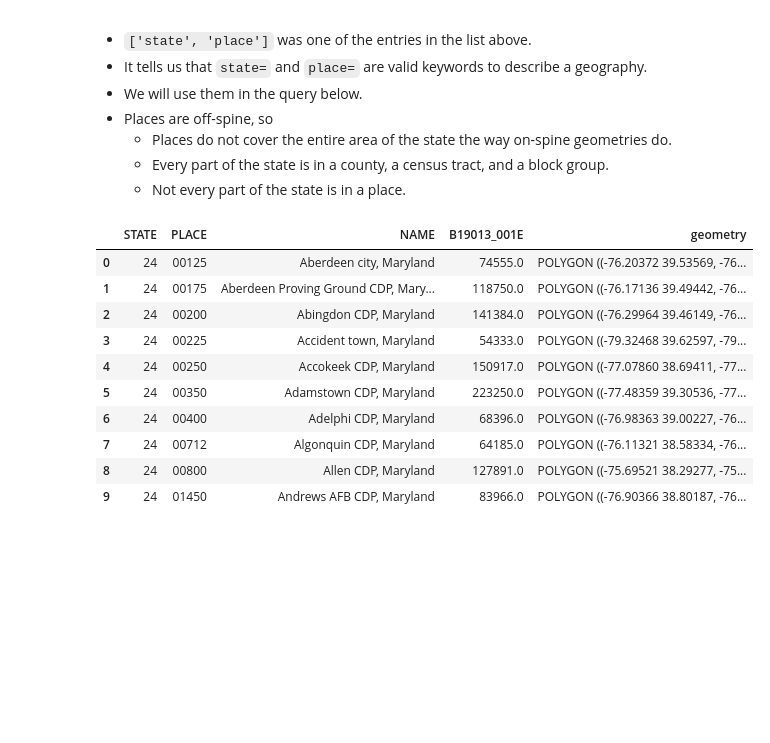
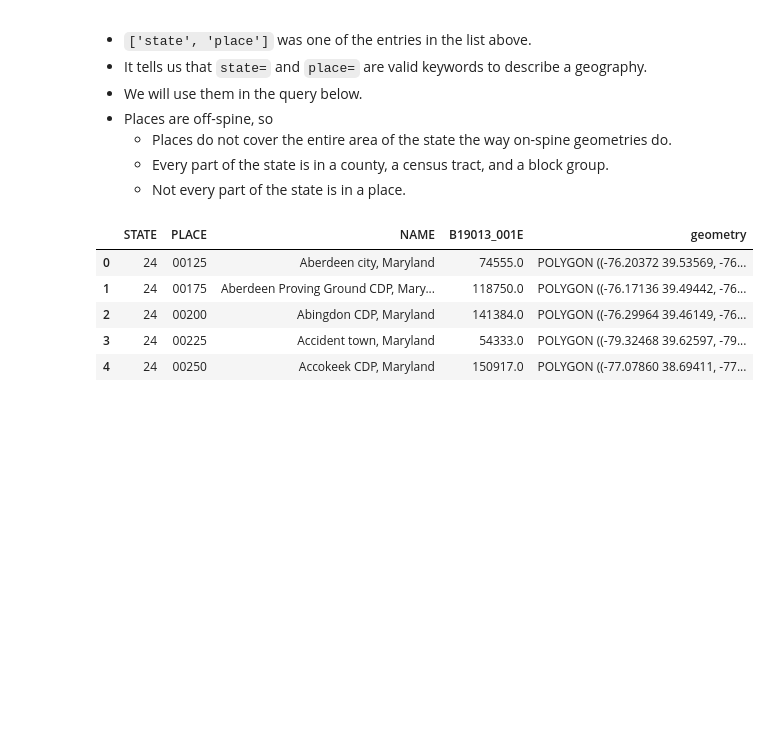
Before and after one commit to censusdis/introduction, a Jupyter notebook: Introduction to censusdis.ipynb, the cells around one changed output. Drawn from its saved outputs; the diff is of its cells as text; code cells hidden in the pictures; blank space fills up the shorter version.

````diff
--- a/Introduction to censusdis.ipynb
+++ b/Introduction to censusdis.ipynb
@@ -145,3 +149,10 @@ pip install censusdis
 ```
 # %% [markdown]
 <br/><br/><br/><br/><br/><br/><br/><br/><br/>
+# %%
+# Imports and config.
+import pandas as pd
+import geopandas as gpd
+
+# Wrap display
+pd.set_option('display.max_colwidth', 500)
@@ -897,29 +899,24 @@ valid keywords to describe a geography.
 # %%
 gdf_md_places = ced.download(
     ACS5,
     2022,
     ['NAME', VARIABLE_MEDIAN_HOUSEHOLD_INCOME],
 
     # Query all places in Maryland
     state=states.MD,
     place='*',
 
     with_geometry=True
 )
 
-gdf_md_places.head(10)
+gdf_md_places.head()
 # %% [output]
 |  | STATE | PLACE | NAME | B19013_001E | geometry |
 | 0 | 24 | 00125 | Aberdeen city, Maryland | 74555.0 | POLYGON ((-76.20372 39.53569, -76... |
 | 1 | 24 | 00175 | Aberdeen Proving Ground CDP, Mary... | 118750.0 | POLYGON ((-76.17136 39.49442, -76... |
 | 2 | 24 | 00200 | Abingdon CDP, Maryland | 141384.0 | POLYGON ((-76.29964 39.46149, -76... |
 | 3 | 24 | 00225 | Accident town, Maryland | 54333.0 | POLYGON ((-79.32468 39.62597, -79... |
 | 4 | 24 | 00250 | Accokeek CDP, Maryland | 150917.0 | POLYGON ((-77.07860 38.69411, -77... |
-| 5 | 24 | 00350 | Adamstown CDP, Maryland | 223250.0 | POLYGON ((-77.48359 39.30536, -77... |
-| 6 | 24 | 00400 | Adelphi CDP, Maryland | 68396.0 | POLYGON ((-76.98363 39.00227, -76... |
-| 7 | 24 | 00712 | Algonquin CDP, Maryland | 64185.0 | POLYGON ((-76.11321 38.58334, -76... |
-| 8 | 24 | 00800 | Allen CDP, Maryland | 127891.0 | POLYGON ((-75.69521 38.29277, -75... |
-| 9 | 24 | 01450 | Andrews AFB CDP, Maryland | 83966.0 | POLYGON ((-76.90366 38.80187, -76... |
 # %% [markdown]
 <br/><br/><br/><br/><br/><br/><br/><br/><br/>
 # %% [markdown]
````
Also changed, not shown: parts of 93 cells of this notebook, 2 other files.
